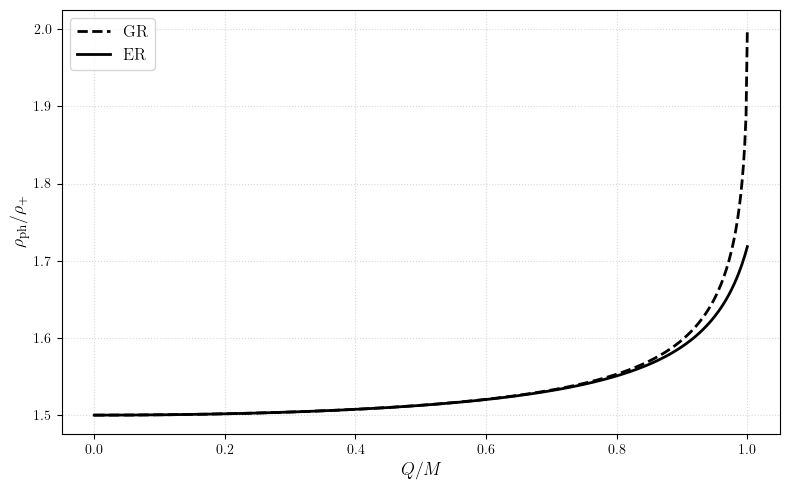
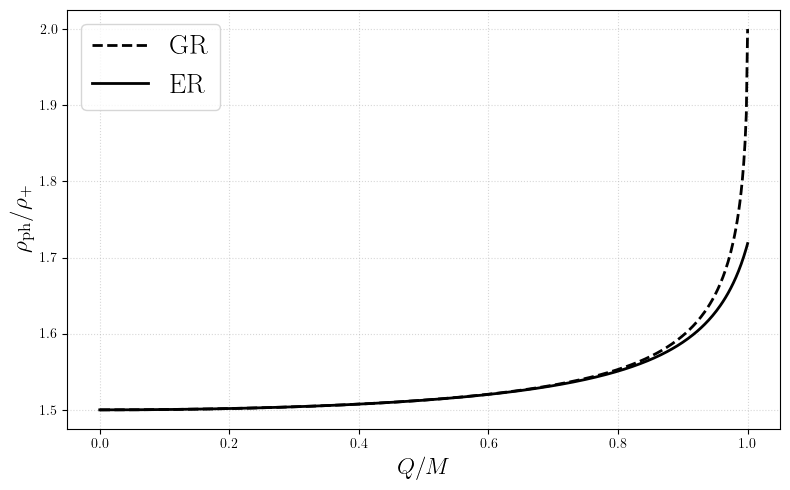
The notebook cell's code change between the first figure and the second:
--- before
+++ after
@@ -31,7 +31,7 @@
 ax.plot(Q_arr_ER, rho_ph_ER / rho_plus_ER, '-',  color='black', lw=2, label='ER')
 
-ax.set_xlabel(r'$Q/M$', fontsize=13)
-ax.set_ylabel(r'$\rho_{\mathrm{ph}} / \rho_+$', fontsize=13)
-ax.legend(fontsize=12)
+ax.set_xlabel(r'$Q/M$', fontsize=17)
+ax.set_ylabel(r'$\rho_{\mathrm{ph}} / \rho_+$', fontsize=17)
+ax.legend(fontsize=20)
 ax.grid(True, which='both', linestyle=':', alpha=0.5)
 

Commit: Update + requirements